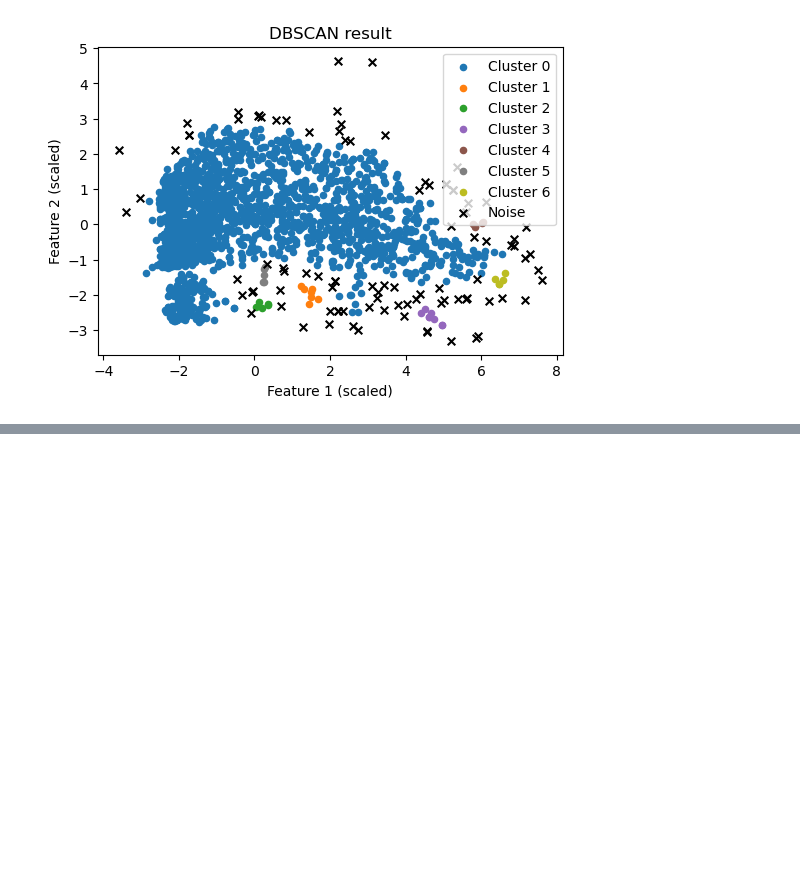
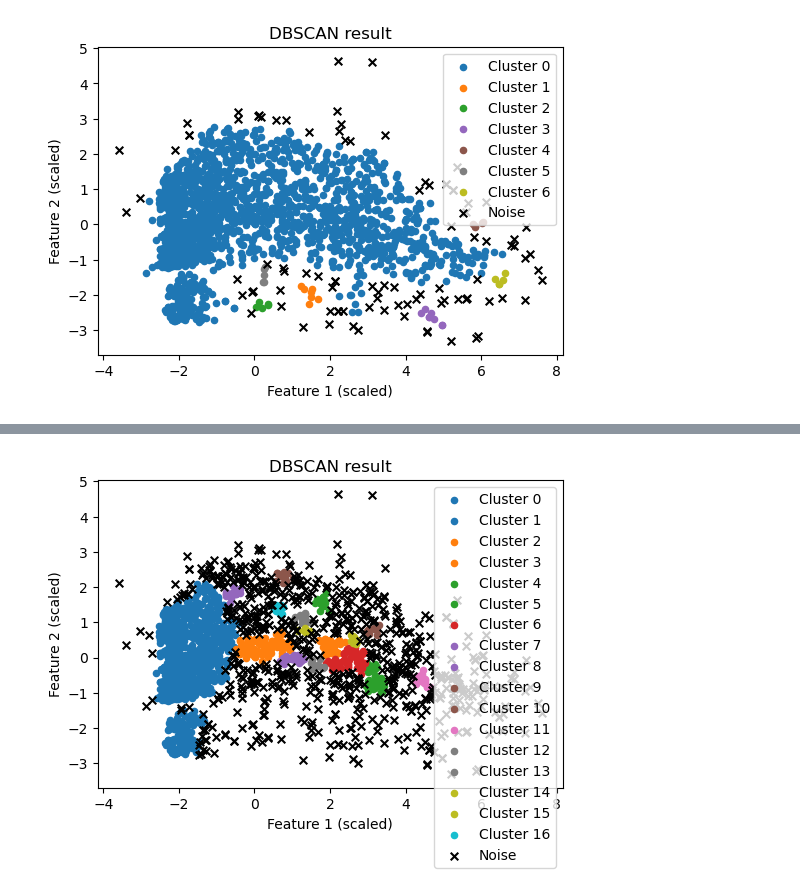
Before and after one commit to ALOBlack19/Marketing_Unsupervised_learning_Study, a Jupyter notebook: clustering_marketing_campaign_assignment.ipynb, the cells around one changed output, grey strips where cells are left out. Drawn from its saved outputs; the diff is of its cells as text; code cells hidden in the pictures; blank space fills up the shorter version.

```diff
--- a/clustering_marketing_campaign_assignment.ipynb
+++ b/clustering_marketing_campaign_assignment.ipynb
@@ -554,6 +565,6 @@ Fitting __DBSCAN__ at this dataset to check the theory behind.
 # %%
 dbscan = DBSCAN(eps=0.3, min_samples=5)
-labels = dbscan.fit_predict(df_scaled)
+labels = dbscan.fit_predict(df_scaled_array)
 
 # First, calculate the total count of unique labels
 total_unique_labels = len(set(labels))
@@ -647,0 +751,18 @@ plt.show()
+# %%
+unique_labels = set(labels)
+colors = plt.cm.tab10(np.linspace(0, 1, len(unique_labels)))
+for (lab, col) in zip(unique_labels, colors):
+    class_member_mask = labels == lab
+    if lab == -1:
+        plt.scatter(df_pca[class_member_mask,0], df_pca[class_member_mask,1],
+                    c='k', marker='x', s=30, label='Noise')
+    else:
+        plt.scatter(df_pca[class_member_mask,0], df_pca[class_member_mask,1],
+                    c=[col], s=20, label=f'Cluster {lab}')
+plt.legend()
+plt.title('DBSCAN result')
+plt.xlabel('Feature 1 (scaled)')
+plt.ylabel('Feature 2 (scaled)')
+plt.show()
+# %% [output]
+[figure, added]
```
Also changed, not shown: parts of 18 cells of this notebook.
